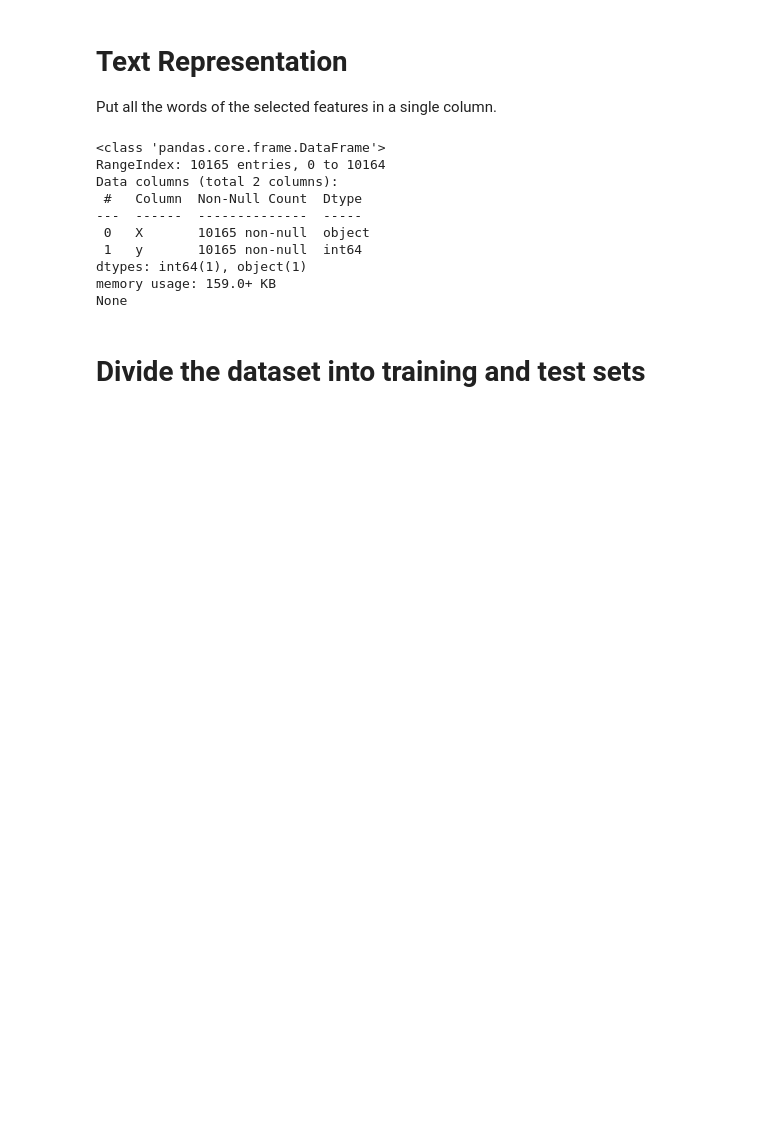
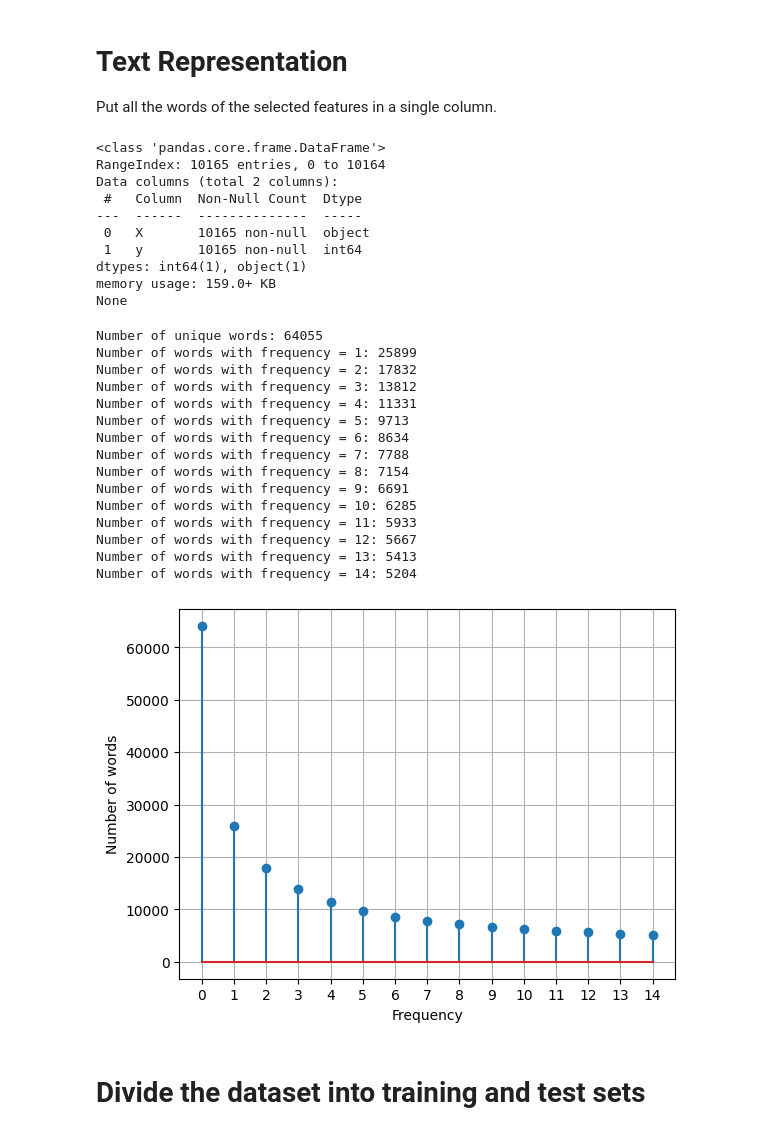
Before and after one commit to danielamadori98/Scientific-Journal-Recommender-For-Submitting-Publication, a Jupyter notebook: main.ipynb, the cells around one changed output. Drawn from its saved outputs; the diff is of its cells as text; code cells hidden in the pictures; blank space fills up the shorter version.

```diff
--- a/main.ipynb
+++ b/main.ipynb
@@ -215,6 +217,57 @@ Data columns (total 2 columns):
 dtypes: int64(1), object(1)
 memory usage: 159.0+ KB
 None
+# %%
+from collections import Counter
+import matplotlib.pyplot as plt
+import pandas as pd
+
+df = pd.read_csv(folder + 'selected_cleaned_combined_text.csv')
+
+# Count frequency of each unique word in the dataset
+word_counts = Counter()
+for row in df['X']:
+    word_counts.update(row.split())
+
+def word_frequency(word_counts, max_frequency):
+    frequency_data = [len(word_counts)]
+
+    print("Number of unique words:", frequency_data[0])
+    for frequency in range(1, max_frequency):
+        number = sum(count > frequency for count in word_counts.values())
+        print(f"Number of words with frequency = {frequency}: {number}")
+        frequency_data.append(number)
+    return frequency_data
+
+max_frequency = 15
+
+
+# Number words for each frequency
+number_words_frequency = word_frequency(word_counts, max_frequency)
+
+plt.stem(range(0, max_frequency), number_words_frequency)
+plt.xlabel("Frequency")
+plt.xticks(range(0, max_frequency))
+plt.ylabel("Number of words")
+plt.grid(True)
+plt.show()
+# %% [output]
+Number of unique words: 64055
+Number of words with frequency = 1: 25899
+Number of words with frequency = 2: 17832
+Number of words with frequency = 3: 13812
+Number of words with frequency = 4: 11331
+Number of words with frequency = 5: 9713
+Number of words with frequency = 6: 8634
+Number of words with frequency = 7: 7788
+Number of words with frequency = 8: 7154
+Number of words with frequency = 9: 6691
+Number of words with frequency = 10: 6285
+Number of words with frequency = 11: 5933
+Number of words with frequency = 12: 5667
+Number of words with frequency = 13: 5413
+Number of words with frequency = 14: 5204
+[figure, added]
 # %% [markdown]
 # Divide the dataset into training and test sets
 # %%
```
Also changed, not shown: parts of 22 cells of this notebook, 2 other files.
